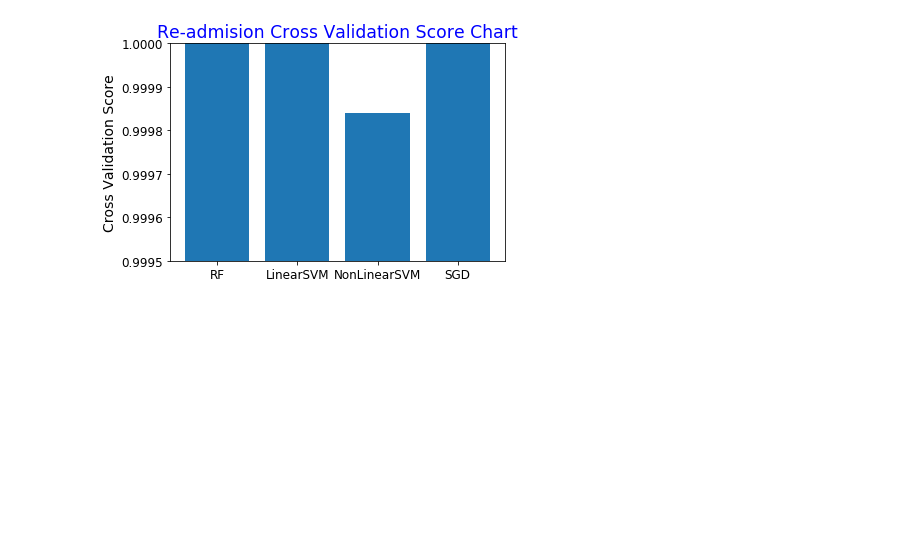
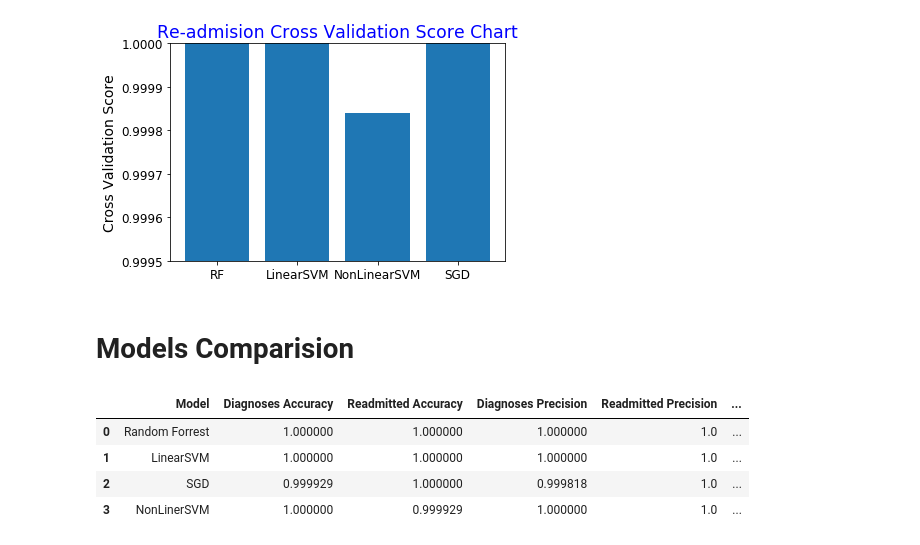
Before and after one commit to fsclsnow/AML, a Jupyter notebook: AML_Project5_Diabetes.ipynb, the cells around one changed output. Cells and saved outputs as stored; diff of their text form; code cells hidden in the pictures; blank space fills up the shorter version.

```diff
--- a/AML_Project5_Diabetes.ipynb
+++ b/AML_Project5_Diabetes.ipynb
@@ -1453,3 +1453,20 @@ plt.ylim(0.9995,1)
 plt.show()
 # %% [output]
 [figure]
+# %% [markdown]
+# **Models Comparision**
+# %%
+models_com = pd.DataFrame({'Model':['Random Forrest','LinearSVM','SGD','NonLinerSVM'],
+                           'Diagnoses Accuracy':[as_rf_diag,as_svm_diag,as_sgd_diag,as_svm_poly_diag],
+                           'Readmitted Accuracy':[as_rf_read,as_svm_read,as_sgd_read,as_svm_poly_read],
+                           'Diagnoses Precision':[ps_rf_diag,ps_svm_diag,ps_sgd_diag,ps_svm_poly_diag],
+                           'Readmitted Precision':[ps_rf_read,ps_svm_read,ps_sgd_read,ps_svm_poly_read],
+                           'Diagnoses Recall':[rs_rf_diag,rs_svm_diag,rs_sgd_diag,rs_svm_poly_diag],
+                           'Readmitted recall':[rs_rf_read,rs_svm_read,rs_sgd_read,rs_svm_poly_read],})
+models_com
+# %% [output]
+|  | Model | Diagnoses Accuracy | Readmitted Accuracy | Diagnoses Precision | Readmitted Precision | ... |
+| 0 | Random Forrest | 1.000000 | 1.000000 | 1.000000 | 1.0 | ... |
+| 1 | LinearSVM | 1.000000 | 1.000000 | 1.000000 | 1.0 | ... |
+| 2 | SGD | 0.999929 | 1.000000 | 0.999818 | 1.0 | ... |
+| 3 | NonLinerSVM | 1.000000 | 0.999929 | 1.000000 | 1.0 | ... |
```
Also changed, not shown: parts of 1 cell of this notebook.
